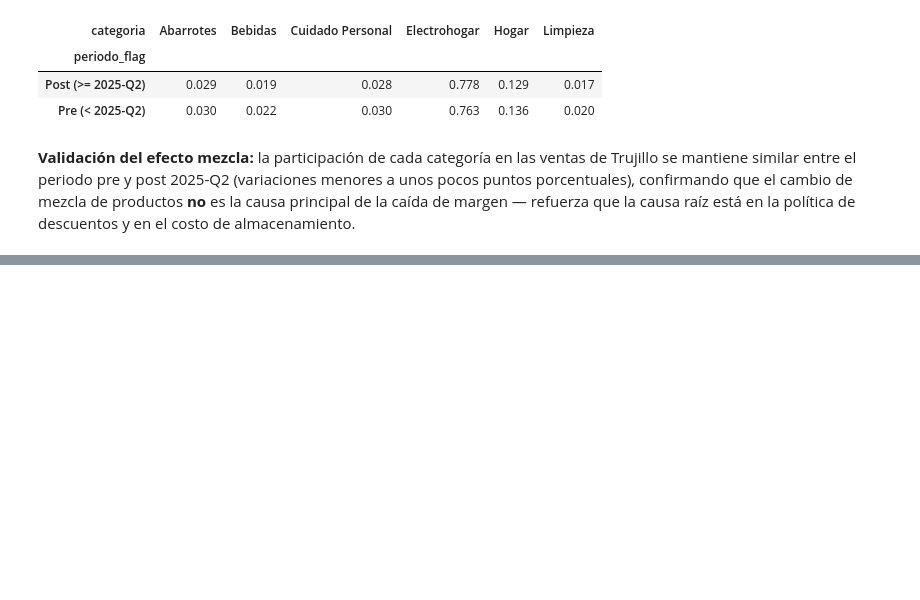
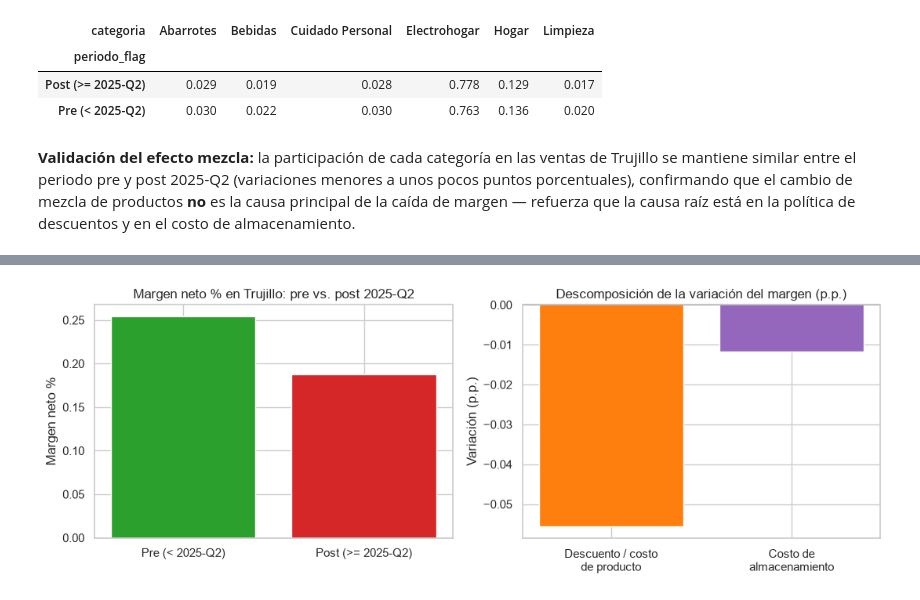
Before and after one commit to diegoam11/proyecto-andinaretail, a Jupyter notebook: notebooks/02_descriptivo_diagnostico.ipynb, the cells around one changed output, grey strips where cells are left out. Cells and saved outputs as stored; diff of their text form; code cells hidden in the pictures; blank space fills up the shorter version.

```diff
--- a/notebooks/02_descriptivo_diagnostico.ipynb
+++ b/notebooks/02_descriptivo_diagnostico.ipynb
@@ -507,0 +515,21 @@ directamente los modelos predictivos (demanda y churn) de la **Parte 3**.
+# %%
+# Gráfico de apoyo: descomposición de la caída de margen neto en Trujillo
+fig, axes = plt.subplots(1, 2, figsize=(11, 4))
+
+axes[0].bar(["Pre (< 2025-Q2)", "Post (>= 2025-Q2)"],
+            [pre["margen_neto_pct"], post["margen_neto_pct"]],
+            color=["tab:green", "tab:red"])
+axes[0].set_title("Margen neto % en Trujillo: pre vs. post 2025-Q2")
+axes[0].set_ylabel("Margen neto %")
+
+axes[1].bar(["Descuento / costo\nde producto", "Costo de\nalmacenamiento"],
+            [efecto_descuento_costo_producto, efecto_almacenamiento],
+            color=["tab:orange", "tab:purple"])
+axes[1].axhline(0, color="black", linewidth=0.8)
+axes[1].set_title("Descomposición de la variación del margen (p.p.)")
+axes[1].set_ylabel("Variación (p.p.)")
+
+plt.tight_layout()
+plt.show()
+# %% [output]
+[figure, added]
```
Also changed, not shown: parts of 6 cells of this notebook, 6 other files.
